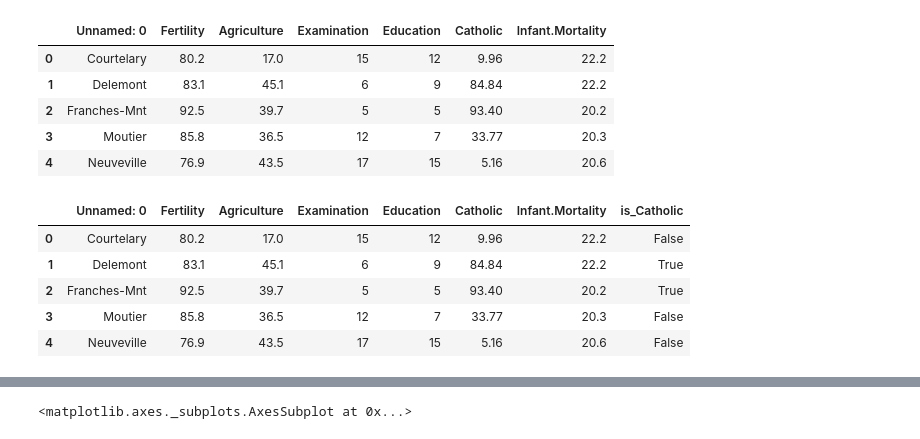
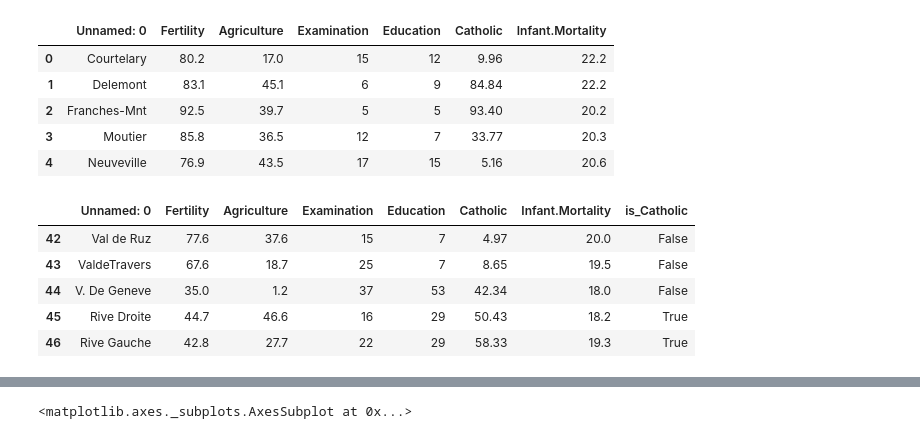
Before and after one commit to flambuth/python-exercises, a Jupyter notebook: 4.9_seaborn_exercises.ipynb, the cells around one changed output, grey strips where cells are left out. Cells and saved outputs as stored; diff of their text form; code cells hidden in the pictures.

```diff
--- a/4.9_seaborn_exercises.ipynb
+++ b/4.9_seaborn_exercises.ipynb
@@ -89,11 +112,11 @@ swiss.head()
 # %%
 swiss['is_Catholic'] = swiss.Catholic > 50
 # %%
-swiss.head()
+swiss.tail()
 # %% [output]
 |  | Unnamed: 0 | Fertility | Agriculture | Examination | Education | Catholic | Infant.Mortality | is_Catholic |
-| 0 | Courtelary | 80.2 | 17.0 | 15 | 12 | 9.96 | 22.2 | False |
-| 1 | Delemont | 83.1 | 45.1 | 6 | 9 | 84.84 | 22.2 | True |
-| 2 | Franches-Mnt | 92.5 | 39.7 | 5 | 5 | 93.40 | 20.2 | True |
-| 3 | Moutier | 85.8 | 36.5 | 12 | 7 | 33.77 | 20.3 | False |
-| 4 | Neuveville | 76.9 | 43.5 | 17 | 15 | 5.16 | 20.6 | False |
+| 42 | Val de Ruz | 77.6 | 37.6 | 15 | 7 | 4.97 | 20.0 | False |
+| 43 | ValdeTravers | 67.6 | 18.7 | 25 | 7 | 8.65 | 19.5 | False |
+| 44 | V. De Geneve | 35.0 | 1.2 | 37 | 53 | 42.34 | 18.0 | False |
+| 45 | Rive Droite | 44.7 | 46.6 | 16 | 29 | 50.43 | 18.2 | True |
+| 46 | Rive Gauche | 42.8 | 27.7 | 22 | 29 | 58.33 | 19.3 | True |
```
Also changed, not shown: parts of 13 cells of this notebook, 2 other files.
